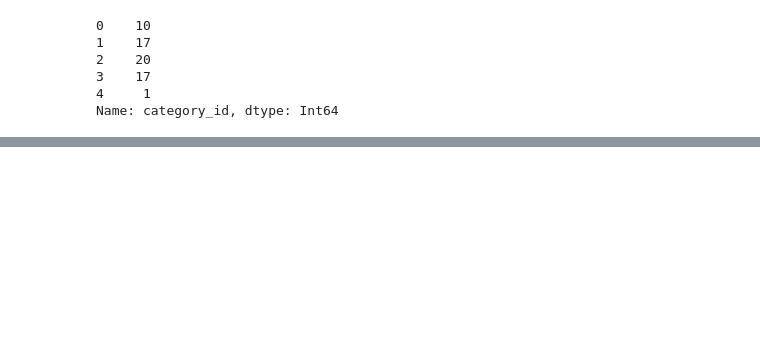
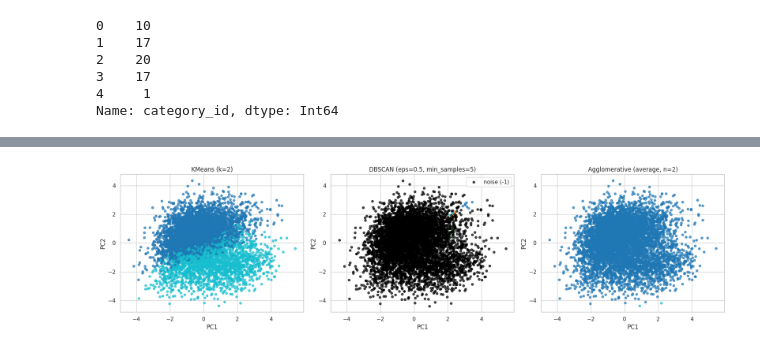
Before and after one commit to carlosfrancose/SpringboardCapstone2, a Jupyter notebook: notebooks/capstone_two.ipynb, the cells around one changed output, grey strips where cells are left out. Cells and saved outputs as stored; diff of their text form; code cells hidden in the pictures; blank space fills up the shorter version.

```diff
--- a/notebooks/capstone_two.ipynb
+++ b/notebooks/capstone_two.ipynb
@@ -981,0 +1153,55 @@ display(X_final_scaled.head())
+# %%
+best_kmeans_model = KMeans(n_clusters=int(best_kmeans["k"]), random_state=42, n_init=10)
+best_kmeans_labels = best_kmeans_model.fit_predict(X_model_sample)
+
+best_dbscan_model = DBSCAN(
+    eps=float(best_dbscan["eps"]),
+    min_samples=int(best_dbscan["min_samples"]),
+)
+best_dbscan_labels = best_dbscan_model.fit_predict(X_model_sample)
+
+best_hierarchical_model = AgglomerativeClustering(
+    n_clusters=int(best_hierarchical["n_clusters"]),
+    linkage=best_hierarchical["linkage"],
+)
+best_hierarchical_labels = best_hierarchical_model.fit_predict(X_model_sample)
+
+pca = PCA(n_components=2)
+X_pca = pca.fit_transform(X_model_sample)
+
+fig, axes = plt.subplots(1, 3, figsize=(18, 5))
+
+axes[0].scatter(X_pca[:, 0], X_pca[:, 1], c=best_kmeans_labels, cmap="tab10", s=20, alpha=0.7)
+axes[0].set_title(f"KMeans (k={int(best_kmeans['k'])})")
+axes[0].set_xlabel("PC1")
+axes[0].set_ylabel("PC2")
+
+dbscan_core = best_dbscan_labels != -1
+axes[1].scatter(X_pca[dbscan_core, 0], X_pca[dbscan_core, 1], c=best_dbscan_labels[dbscan_core], cmap="tab10", s=20, alpha=0.7)
+if (~dbscan_core).any():
+    axes[1].scatter(
+        X_pca[~dbscan_core, 0],
+        X_pca[~dbscan_core, 1],
+        color="black",
+        s=20,
+        alpha=0.7,
+        label="noise (-1)",
+    )
+    axes[1].legend()
+axes[1].set_title(
+    f"DBSCAN (eps={best_dbscan['eps']}, min_samples={int(best_dbscan['min_samples'])})"
+)
+axes[1].set_xlabel("PC1")
+axes[1].set_ylabel("PC2")
+
+axes[2].scatter(X_pca[:, 0], X_pca[:, 1], c=best_hierarchical_labels, cmap="tab10", s=20, alpha=0.7)
+axes[2].set_title(
+    f"Agglomerative ({best_hierarchical['linkage']}, n={int(best_hierarchical['n_clusters'])})"
+)
+axes[2].set_xlabel("PC1")
+axes[2].set_ylabel("PC2")
+
+plt.tight_layout()
+plt.show()
+# %% [output]
+[figure, added]
```
Also changed, not shown: parts of 12 cells of this notebook.
